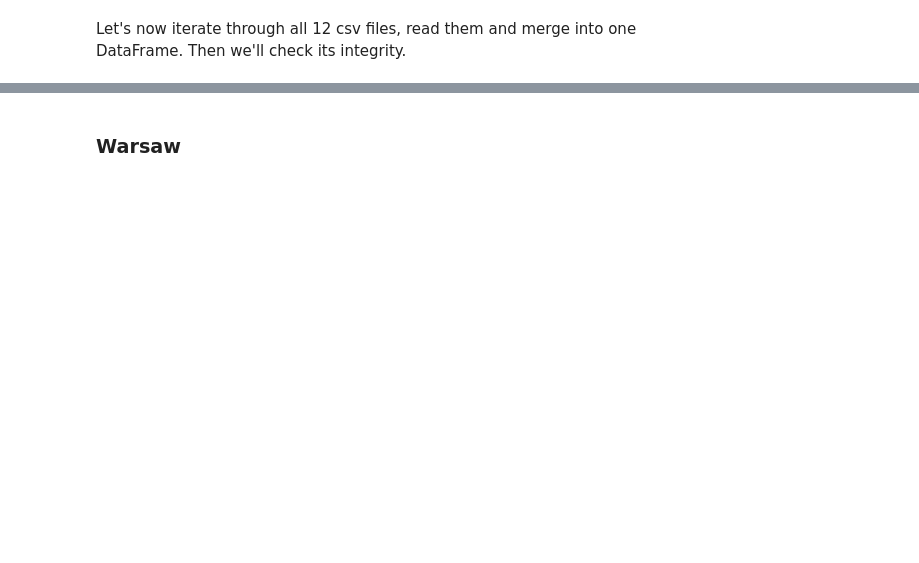
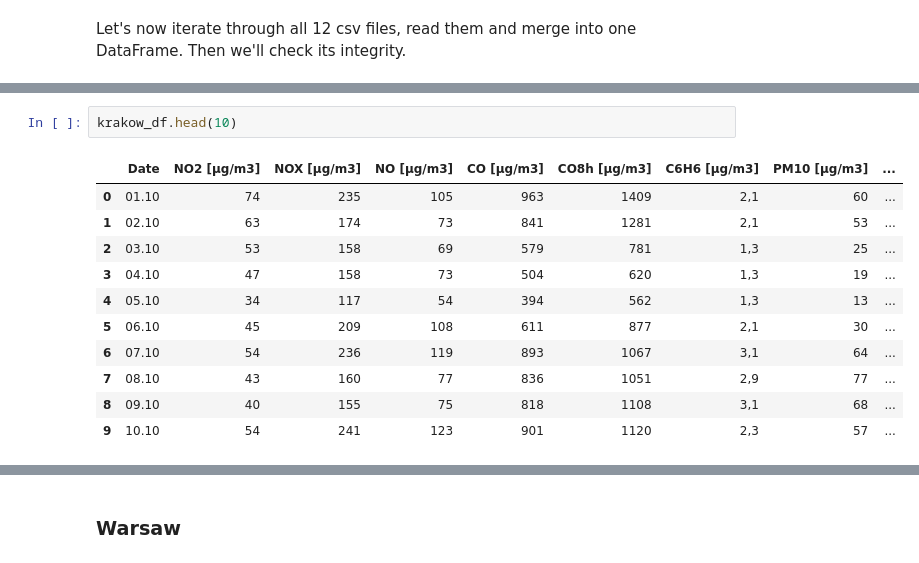
Before and after one commit to msznajder/bitcoin_price_changes_quick_analysis, a Jupyter notebook: #001 How does daily PM10 air pollution level differs between Kraków and Warsaw? (09-10-2017).ipynb, the cells around one changed output, grey strips where cells are left out. Drawn from its saved outputs; the diff is of its cells as text; blank space fills up the shorter version.

```diff
--- a/#001 How does daily PM10 air pollution level differs between Kraków and Warsaw? (09-10-2017).ipynb
+++ b/#001 How does daily PM10 air pollution level differs between Kraków and Warsaw? (09-10-2017).ipynb
@@ -52,0 +67,14 @@ Let's now iterate through all 12 csv files, read them and merge into one DataFra
+# %%
+krakow_df.head(10)
+# %% [output]
+|  | Date | NO2 [µg/m3] | NOX [µg/m3] | NO [µg/m3] | CO [µg/m3] | CO8h [µg/m3] | C6H6 [µg/m3] | PM10 [µg/m3] | ... |
+| 0 | 01.10 | 74 | 235 | 105 | 963 | 1409 | 2,1 | 60 | ... |
+| 1 | 02.10 | 63 | 174 | 73 | 841 | 1281 | 2,1 | 53 | ... |
+| 2 | 03.10 | 53 | 158 | 69 | 579 | 781 | 1,3 | 25 | ... |
+| 3 | 04.10 | 47 | 158 | 73 | 504 | 620 | 1,3 | 19 | ... |
+| 4 | 05.10 | 34 | 117 | 54 | 394 | 562 | 1,3 | 13 | ... |
+| 5 | 06.10 | 45 | 209 | 108 | 611 | 877 | 2,1 | 30 | ... |
+| 6 | 07.10 | 54 | 236 | 119 | 893 | 1067 | 3,1 | 64 | ... |
+| 7 | 08.10 | 43 | 160 | 77 | 836 | 1051 | 2,9 | 77 | ... |
+| 8 | 09.10 | 40 | 155 | 75 | 818 | 1108 | 3,1 | 68 | ... |
+| 9 | 10.10 | 54 | 241 | 123 | 901 | 1120 | 2,3 | 57 | ... |
```
Also changed, not shown: parts of 19 cells of this notebook, 1 other file.
